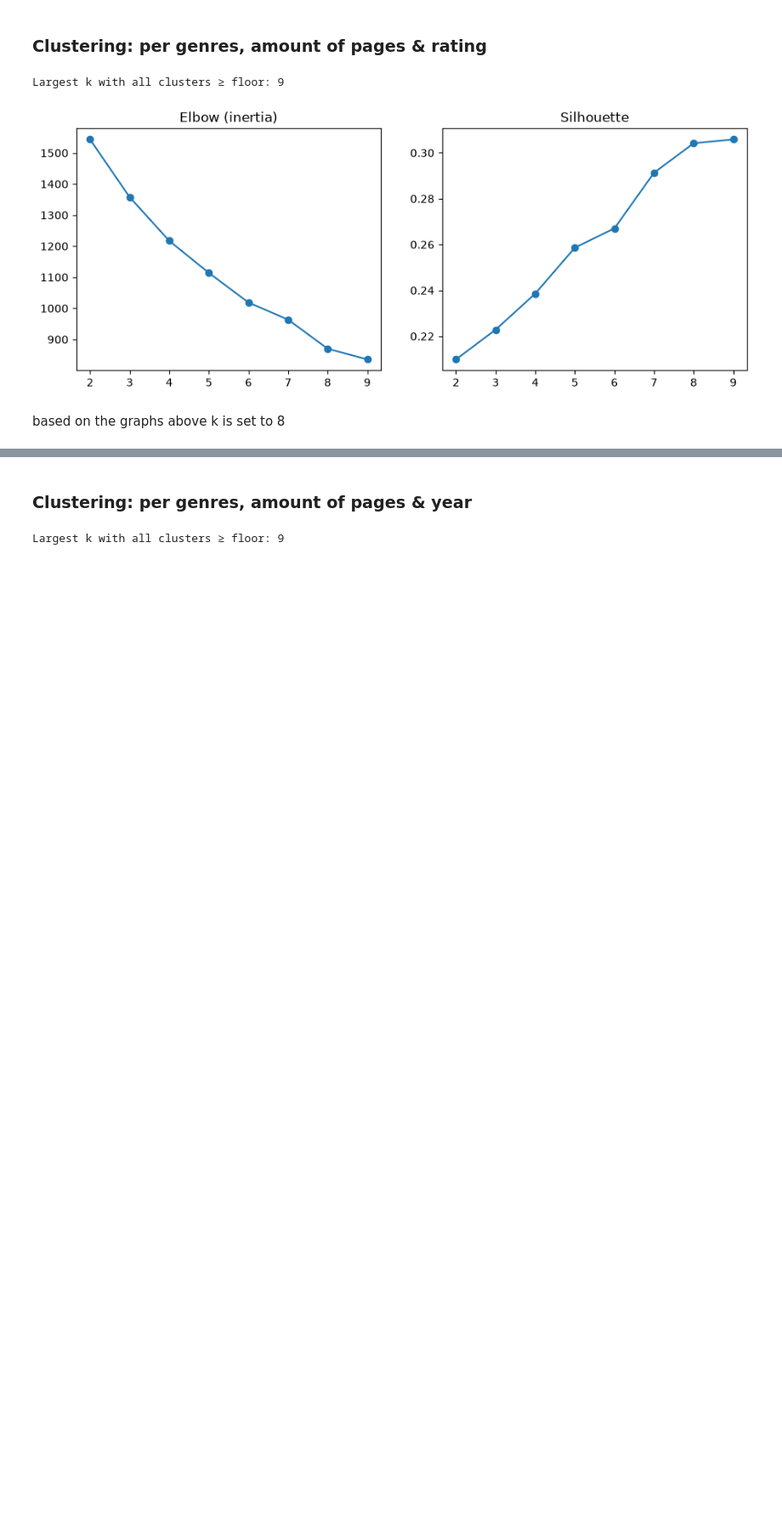
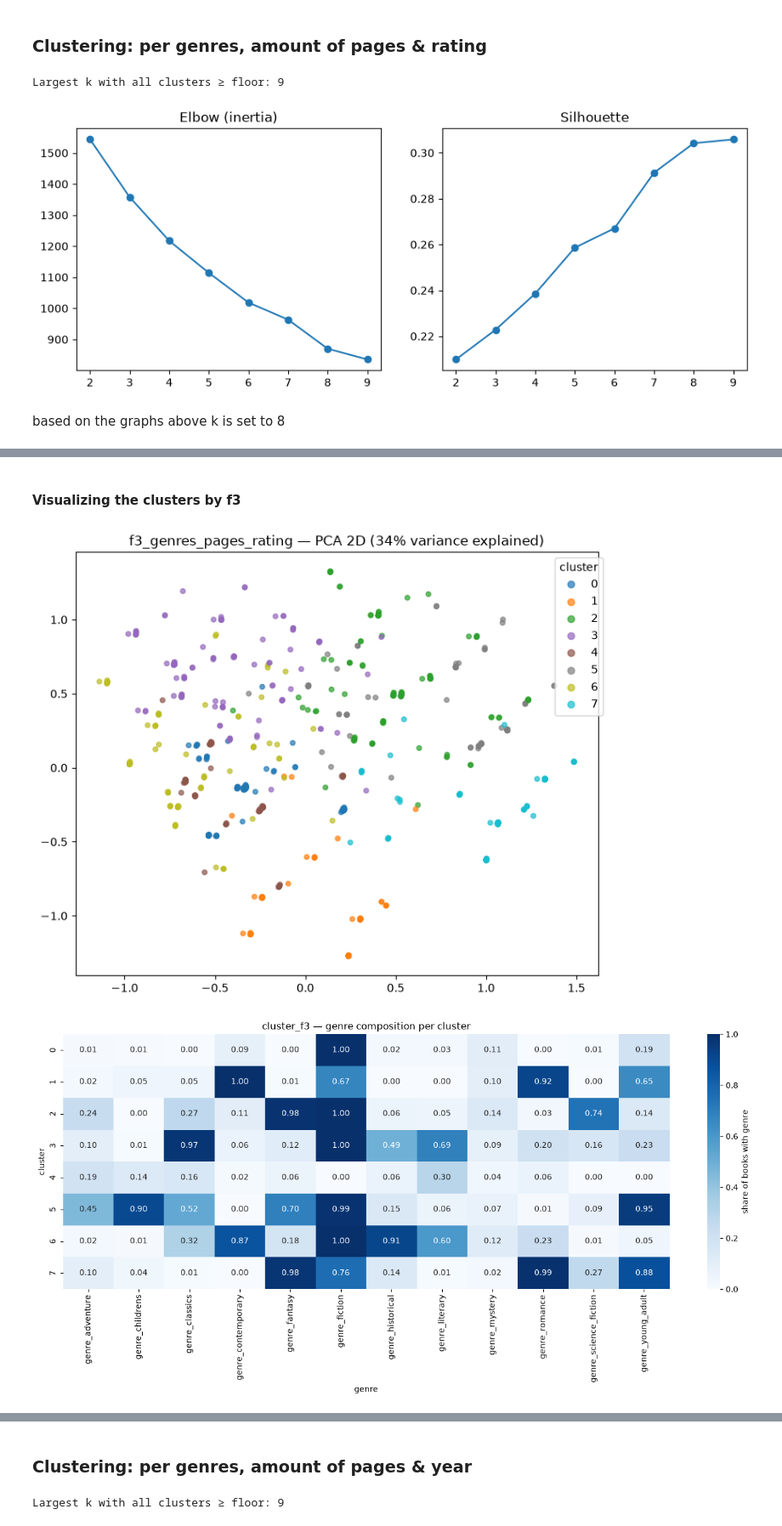
Before and after one commit to cadiyubu/Book_projectW8, a Jupyter notebook: notebooks/EDA_clustering.ipynb, the cells around one changed output, grey strips where cells are left out. Shown at 85% size. Cells and saved outputs as stored; diff of their text form; code cells hidden in the pictures; blank space fills up the shorter version.

```diff
--- a/notebooks/EDA_clustering.ipynb
+++ b/notebooks/EDA_clustering.ipynb
@@ -481,14 +619,13 @@ Largest k with all clusters ≥ floor: 9
 # %% [markdown]
 based on the graphs above k is set to 8
 # %%
-X = scale_features(feature_sets['f3_genres_pages_rating'])
+X3 = scale_features(feature_sets['f3_genres_pages_rating'])
 km3 = KMeans(n_clusters=8, random_state=42, n_init=10)   # k based on the graphs
 
-books.loc[X.index, 'cluster_f3'] = km3.fit_predict(X)
+books.loc[X3.index, 'cluster_f3'] = km3.fit_predict(X3)
 for c in sorted(books['cluster_f3'].dropna().unique()):
     sub = books[books['cluster_f3'] == c]
     print(f"\n=== Cluster {int(c)} | n={len(sub)} | pages μ={sub['pages'].mean():.0f}| rating μ={sub['rating'].mean():.0f} ===")
-    print(sub['genres_clean'].explode().value_counts().head(3))
     print(sub.nlargest(5, 'rating')['book_name'].tolist())
 # %% [output]
 === Cluster 0 | n=317 | pages μ=338| rating μ=4 ===
@@ -510 +647,12 @@ Name: count, dtype: int64
 ['A Court of Mist and Fury', 'Clockwork Princess', 'An Echo in the Bone', 'A Breath of Snow and Ashes', 'Lover Awakened']
+# %% [markdown]
+#### Visualizing the clusters by f3
+# %%
+# Let's visually analyse each cluster by features f3
+cluster_pca_scatter(X3, books.loc[X3.index, 'cluster_f3'], 'f3_genres_pages_rating')
+cluster_genre_heatmap(books, genre_matrix, 'cluster_f3')
+cluster_numeric_boxplot(books, 'cluster_f3', 'pages')
+cluster_numeric_boxplot(books, 'cluster_f3', 'rating')
+# %% [output]
+[figure, added]
+[figure, added]
```
Also changed, not shown: parts of 19 cells of this notebook, 12 other files.
